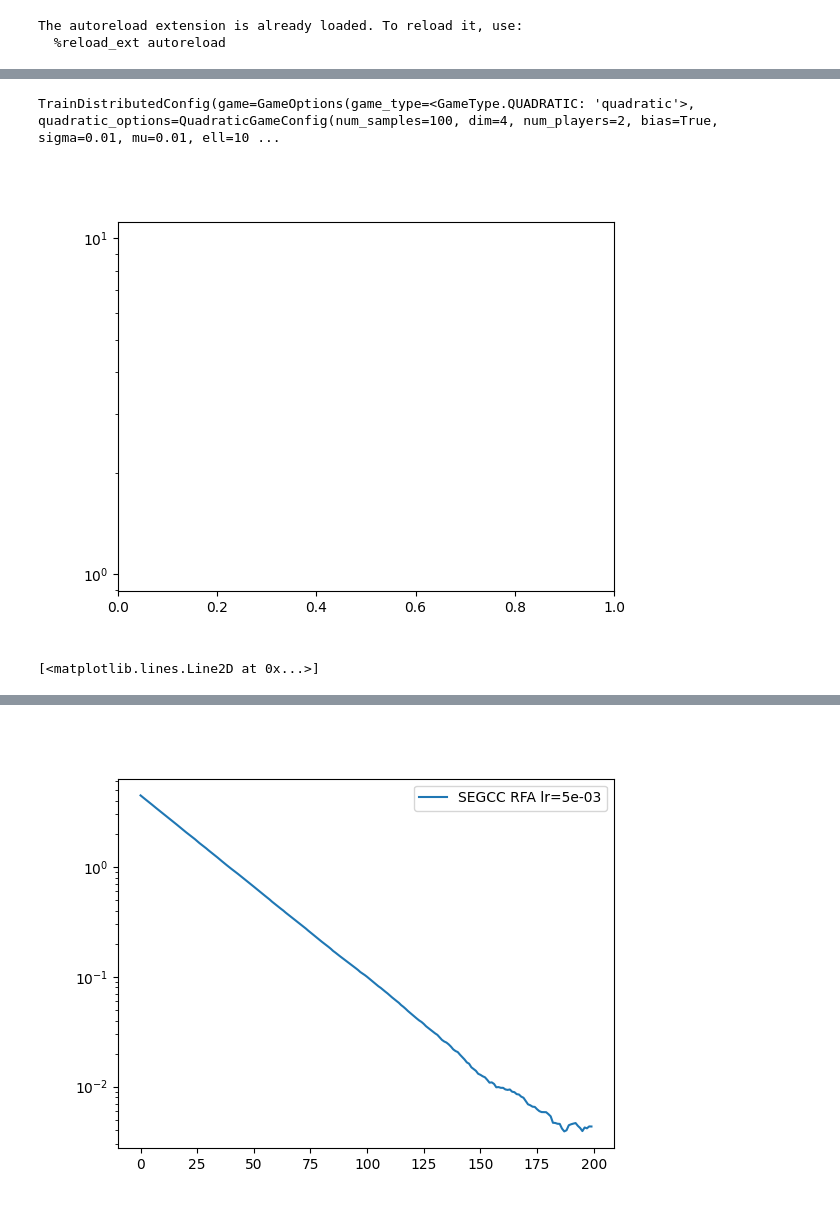
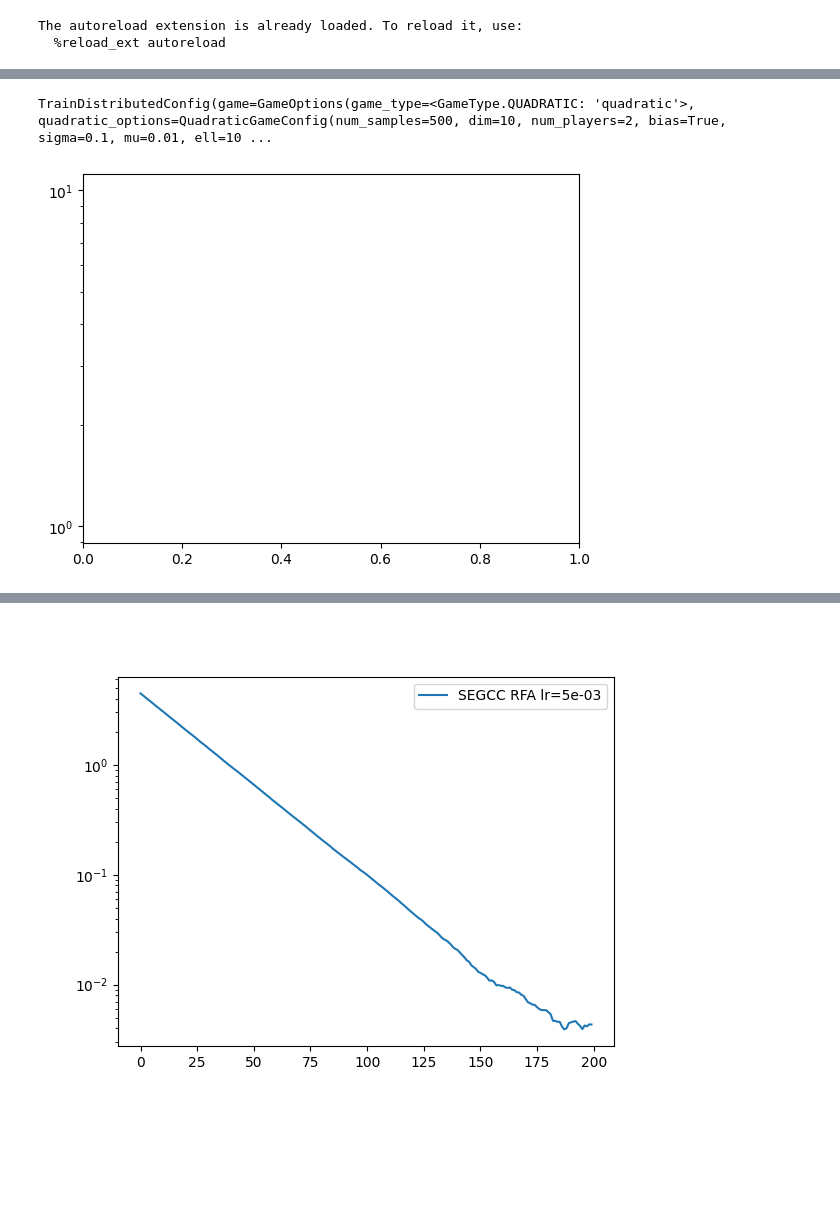
Before and after one commit to nazya/sgda-ra, a Jupyter notebook: notebooks/Distributed-RA copy.ipynb, the cells around one changed output, grey strips where cells are left out. Drawn from its saved outputs; the diff is of its cells as text; code cells hidden in the pictures; blank space fills up the shorter version.

```diff
--- a/notebooks/Distributed-RA copy.ipynb
+++ b/notebooks/Distributed-RA copy.ipynb
@@ -64,17 +16,17 @@ RuntimeError: quantile() input tensor must be either float or double dtype
 # %%
-n_iter = 150
+n_iter = 200
 
 n_total = 20
 n_byzan = 4
 
-num_samples = 100
-dim = 4
+num_samples = 500
+dim = 10
 bias = True
-sigma = 1e-2  # actually scales sigma
+sigma = 1e-1  # actually scales sigma
 mu = 1e-2
 ell = 1e2
 
-attack_type = AttackType.IPM
+attack_type = AttackType.ALIE
 n_attacking = 9
 ipm_epsilon = 1e-2
 rn_sigma = 10.
@@ -82,7 +34,7 @@ rn_sigma = 10.
 
 use_bucketing = True
 bucketing_s = 2
-aggregator_type = AggregatorType.UnivariateTM
+aggregator_type = AggregatorType.RFA
 trimmed_mean_b = 10
 krum_m = 2
 clipping_tau = 102
@@ -93,7 +45,7 @@ rfa_nu: int = 0.1
 optimizer_type = OptimizerType.SGDARA
 # optimizer_type = OptimizerType.MSGDARA
 # optimizer_type = OptimizerType.SEGDARA
-alpha = 0.98
+alpha = 0.8
 lr = 1/2/ell
 lr_inner = 1/2/(ell+mu)
 lr_outer = lr_inner/4
@@ -120,55 +72,32 @@ quadratic_game_options = QuadraticGameConfig(num_samples=num_samples,
                                              mu=mu,
                                              ell=ell)
 
 game_options = GameOptions(GameType.QUADRATIC, quadratic_game_options)
 
 attack_options = AttackOptions(n_total=n_total,
                                n_byzan=n_byzan,
                                n_attacking=n_attacking,
                                attack_type=attack_type,
                                ipm_epsilon=ipm_epsilon,
                                rn_sigma=rn_sigma)
 
 optimizer_options = OptimizerOptions(optimizer_type=optimizer_type,
                                      lr=lr,
                                      batch_size=batch_size,
                                      aggregation_options=aggregation_options,
                                      attack_options=attack_options,
                                      sigmaC=sigmaC,
                                      alpha=alpha,
                                      lr_inner=lr_inner,
                                      lr_outer=lr_outer)
 
 config = TrainDistributedConfig(game=game_options,
                                 optimizer=optimizer_options,
                                 num_iter=n_iter,
                                 n_process=n_total)
 print(config)
 plt.figure()
 plt.yscale('log')
 # %% [output]
-TrainDistributedConfig(game=GameOptions(game_type=<GameType.QUADRATIC: 'quadratic'>, quadratic_options=QuadraticGameConfig(num_samples=100, dim=4, num_players=2, bias=True, sigma=0.01, mu=0.01, ell=10 ...
+TrainDistributedConfig(game=GameOptions(game_type=<GameType.QUADRATIC: 'quadratic'>, quadratic_options=QuadraticGameConfig(num_samples=500, dim=10, num_players=2, bias=True, sigma=0.1, mu=0.01, ell=10 ...
-[figure, old version]
+[figure, new version]
-# %%
-config.optimizer.optimizer_type =  OptimizerType.SEGRA
-config.optimizer.aggregation_options = AggregationOptions(n_total=n_total,
-                                         n_byzan=n_byzan,
-                                         aggregator_type=AggregatorType.UnivariateTM,
-                                         use_bucketing=use_bucketing,
-                                         bucketing_s=bucketing_s,
-                                         trimmed_mean_b=trimmed_mean_b,
-                                         krum_m=krum_m,
-                                         clipping_tau=clipping_tau,
-                                         clipping_n_iter=clipping_n_iter,
-                                         rfa_T=rfa_T,
-                                         rfa_nu=rfa_nu)
-config.optimizer.aggregation_options.aggregator_type = AggregatorType.UnivariateTM
-record = train(config)
-
-record.load_metrics()
-
-plt.plot(record.metrics.num_grad, record.metrics.dist,
-        label="%s lr=%.e" % ('RDEG',
-                                config.optimizer.lr))
-# %% [output]
-[<matplotlib.lines.Line2D at 0x...>]
```
Also changed, not shown: parts of 7 cells of this notebook, 1 other file.
